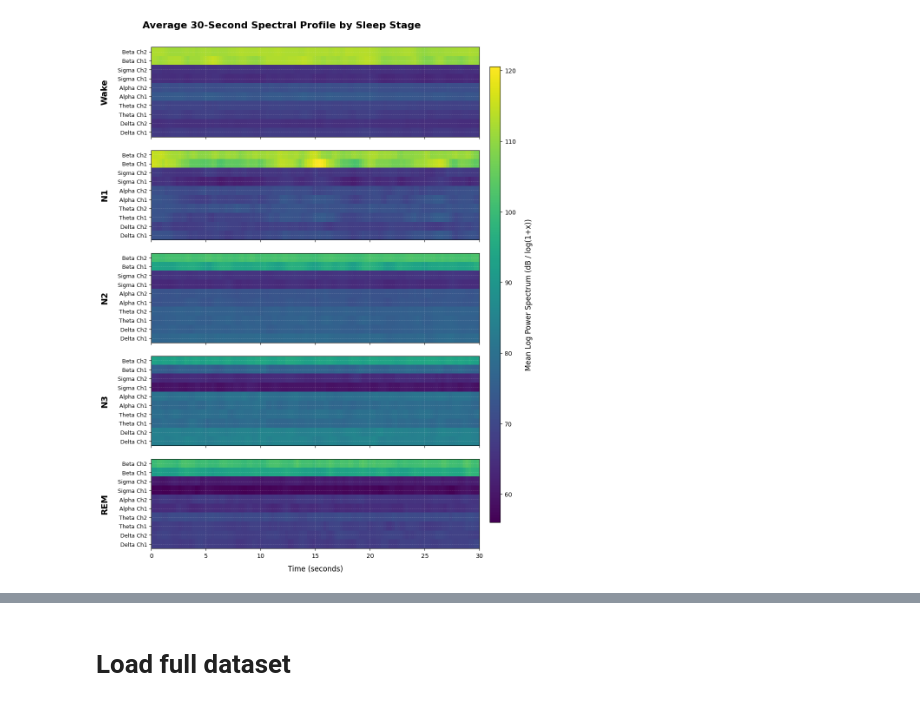
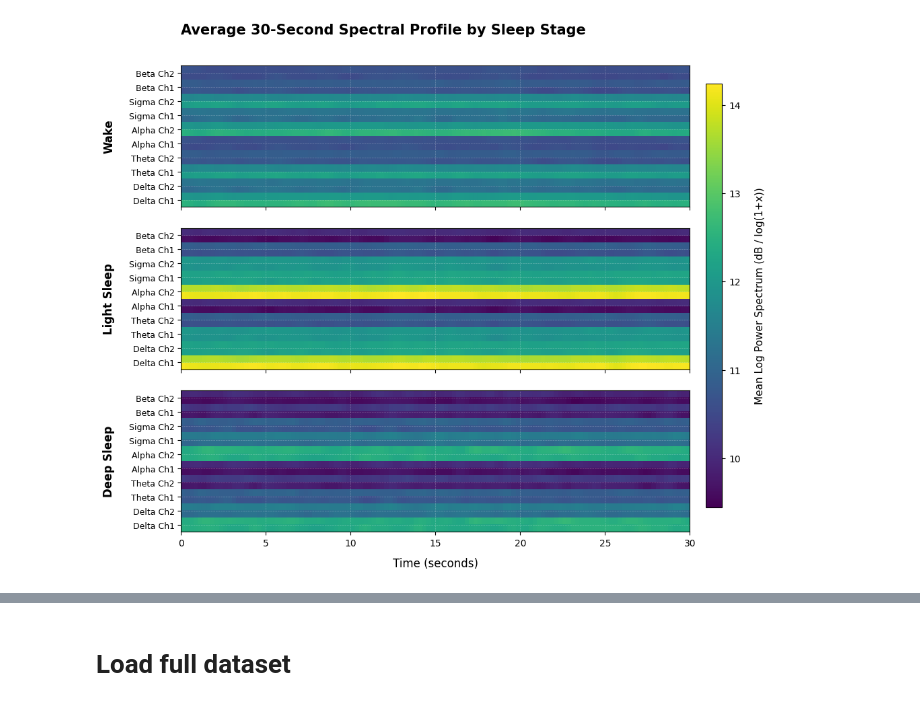
Before and after one commit to MNR-MarcosOriolPagonabarraga-projects/mHealth-project-code, a Jupyter notebook: notebooks/detect_sleep_stages.ipynb, the cells around one changed output, grey strips where cells are left out. Cells and saved outputs as stored; diff of their text form; code cells hidden in the pictures.

```diff
--- a/notebooks/detect_sleep_stages.ipynb
+++ b/notebooks/detect_sleep_stages.ipynb
@@ -128,8 +61,11 @@ def extract_sleep_stage_windows(
 # %%
-from src.dsp import compute_full_recording_bandpower
+from src.offline.dsp import compute_full_recording_bandpower
+from src.offline.windowing import extract_sleep_stage_windows
 
 full_spectral_timeline = compute_full_recording_bandpower(signals, fs=100, n_fft=200, hop_length=25)
-spectral_windows, labels = extract_sleep_stage_windows(sleep_stages, full_spectral_timeline, fs=100, hop_length=25)
+windows_dict = extract_sleep_stage_windows(full_spectral_timeline, sleep_stages, fs=100, hop_length=25)
+spectral_windows = windows_dict["sleep_features"]
+labels = windows_dict["labels"]
 # %%
 import numpy as np
 import matplotlib.pyplot as plt
@@ -186,67 +128,73 @@ plt.show()
 # %%
-class_indices = np.argmax(labels, axis=1)
-
 stage_means = {}
 global_min, global_max = float('inf'), float('-inf')
 
+# Correct industrial standard mapping matching your data_io.py exactly
+INT_TO_STAGE = {0: 'Wake', 1: 'Light Sleep', 2: 'Deep Sleep', 3: 'REM'}
+
 for i in range(5):
     # Extract all windows for class i
-    stage_data = spectral_windows[class_indices == i]
+    stage_data = spectral_windows[labels == i]
 
     if len(stage_data) > 0:
-        # Mean across the window axis (axis=0) and Transpose to (10, 120)
+        # Mean across the window axis (axis=0) and Transpose to (Features, Time)
         mean_window = np.mean(stage_data, axis=0).T
         stage_means[i] = mean_window
 
         # Track global min/max for the shared colorbar
         global_min = min(global_min, mean_window.min())
         global_max = max(global_max, mean_window.max())
 
-# 2. Setup a 5x1 grid of subplots sharing the X-axis
-fig, axes = plt.subplots(len(stage_means), 1, figsize=(12, 3 * len(stage_means)), sharex=True, dpi=100)
+# DYNAMIC FIX: Only create the number of subplots matching stages that ACTUALLY exist
+num_active_stages = len(stage_means)
+if num_active_stages == 0:
+    print("[!] No stage data found to plot.")
+else:
+    fig, axes = plt.subplots(num_active_stages, 1, figsize=(12, 3 * num_active_stages), sharex=True, dpi=100)
 
-INT_TO_STAGE = {0: 'Wake', 1: 'N1', 2: 'N2', 3: 'N3', 4: 'REM'}
+    # Handle the edge case where only 1 stage exists so 'axes' isn't an array
+    if num_active_stages == 1:
+        axes = [axes]
 
-# Make room on the left for brackets, and on the right for the shared colorbar
-plt.subplots_adjust(left=0.25, right=0.88, hspace=0.15)
+    # Make room on the left for feature names, and on the right for the shared colorbar
+    plt.subplots_adjust(left=0.25, right=0.88, hspace=0.15)
 
-for idx, (stage_int, ax) in enumerate(zip(stage_means.keys(), axes)):
-    mean_data = stage_means[stage_int]
-    stage_name = INT_TO_STAGE[stage_int]
+    for idx, (stage_int, ax) in enumerate(zip(stage_means.keys(), axes)):
+        mean_data = stage_means[stage_int]
+        stage_name = INT_TO_STAGE[stage_int] # No more KeyError!
 
-    # Plot using shared vmin and vmax
-    im = ax.imshow(
-        mean_data,
-        aspect='auto',
-        cmap='viridis',
-        origin='lower',
-        extent=[0, 30, -0.5, 9.5],
-        vmin=global_min,
-        vmax=global_max
-    )
+        # Plot using shared vmin and vmax
+        im = ax.imshow(
+            mean_data,
+            aspect='auto',
+            cmap='viridis',
+            origin='lower',
+            extent=[0, 30, -0.5, 9.5],
+            vmin=global_min,
+            vmax=global_max
+        )
 
-    # Text and Labels
-    ax.set_ylabel(f"{stage_name}", fontsize=14, fontweight='bold', labelpad=15)
-    ax.set_yticks(range(10))
-    ax.set_yticklabels(feature_labels, fontsize=9)
-    ax.grid(color='white', linestyle='--', linewidth=0.5, alpha=0.3)
+        # Text and Labels
+        ax.set_ylabel(f"{stage_name}", fontsize=12, fontweight='bold', labelpad=15)
+        ax.set_yticks(range(10))
+        ax.set_yticklabels(feature_labels, fontsize=9)
+        ax.grid(color='white', linestyle='--', linewidth=0.5, alpha=0.3)
 
-# X-axis formatting only on the bottom-most plot
-axes[-1].set_xlabel("Time (seconds)", fontsize=12, labelpad=10)
-axes[-1].set_xticks(np.arange(0, 31, 5))
+    # X-axis formatting only on the bottom-most plot
+    axes[-1].set_xlabel("Time (seconds)", fontsize=12, labelpad=10)
+    axes[-1].set_xticks(np.arange(0, 31, 5))
 
-# 3. Add a single shared colorbar on the right side
-# [left, bottom, width, height] as fractions of figure
-cbar_ax = fig.add_axes([0.90, 0.15, 0.02, 0.7])
-cbar = fig.colorbar(im, cax=cbar_ax)
-cbar.set_label("Mean Log Power Spectrum (dB / log(1+x))", fontsize=12, labelpad=15)
+    # Add a single shared colorbar on the right side
+    cbar_ax = fig.add_axes([0.90, 0.15, 0.02, 0.7])
+    cbar = fig.colorbar(im, cax=cbar_ax)
+    cbar.set_label("Mean Log Power Spectrum (dB / log(1+x))", fontsize=11, labelpad=15)
 
-# Overall Title
-fig.suptitle("Average 30-Second Spectral Profile by Sleep Stage", fontsize=16, fontweight='bold', y=0.92)
+    # Overall Title
+    fig.suptitle("Average 30-Second Spectral Profile by Sleep Stage", fontsize=15, fontweight='bold', y=0.95)
 
-plt.show()
+    plt.show()
 # %% [output]
-[figure, old version]
+[figure, new version]
 # %%
 import seaborn as sns
 from sklearn.decomposition import PCA
```
Also changed, not shown: parts of 10 cells of this notebook, 29 other files.
